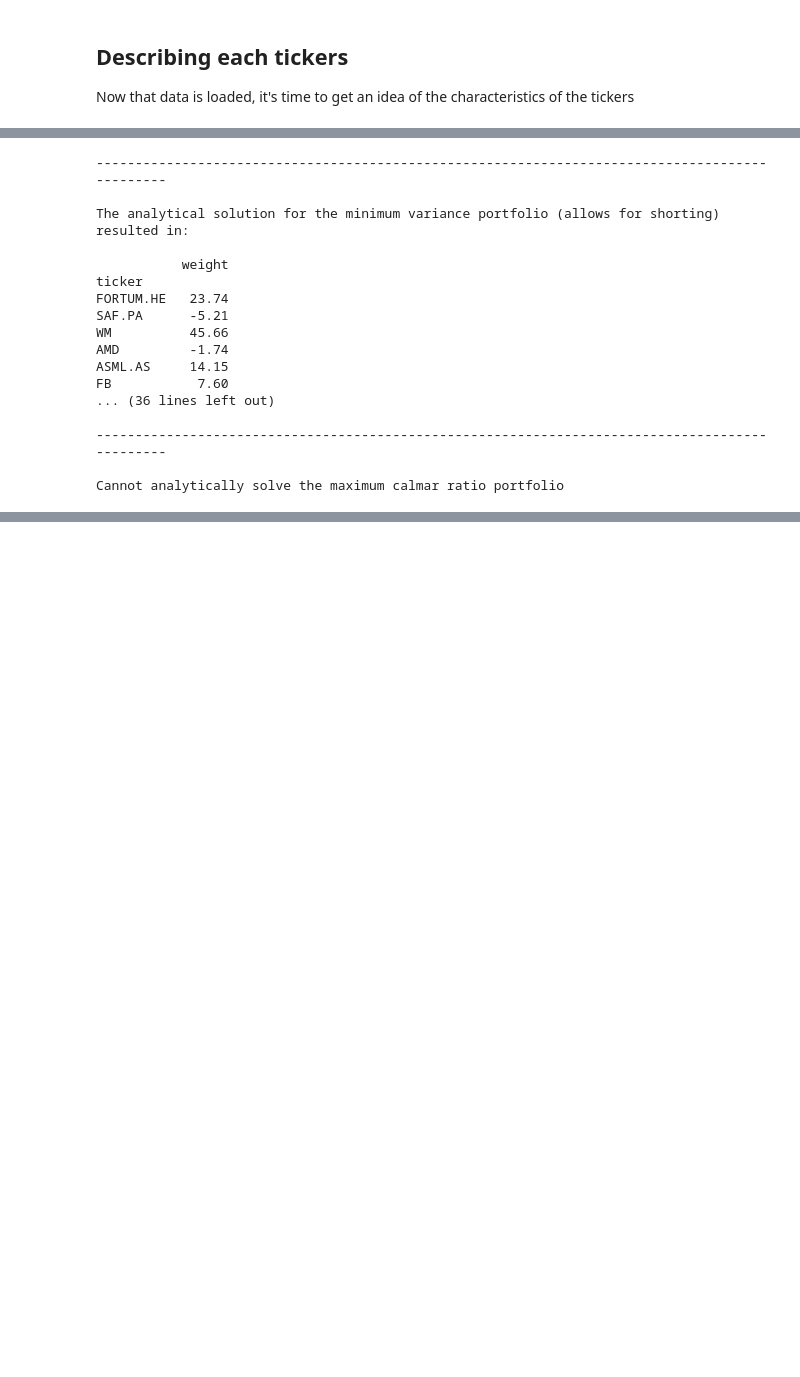
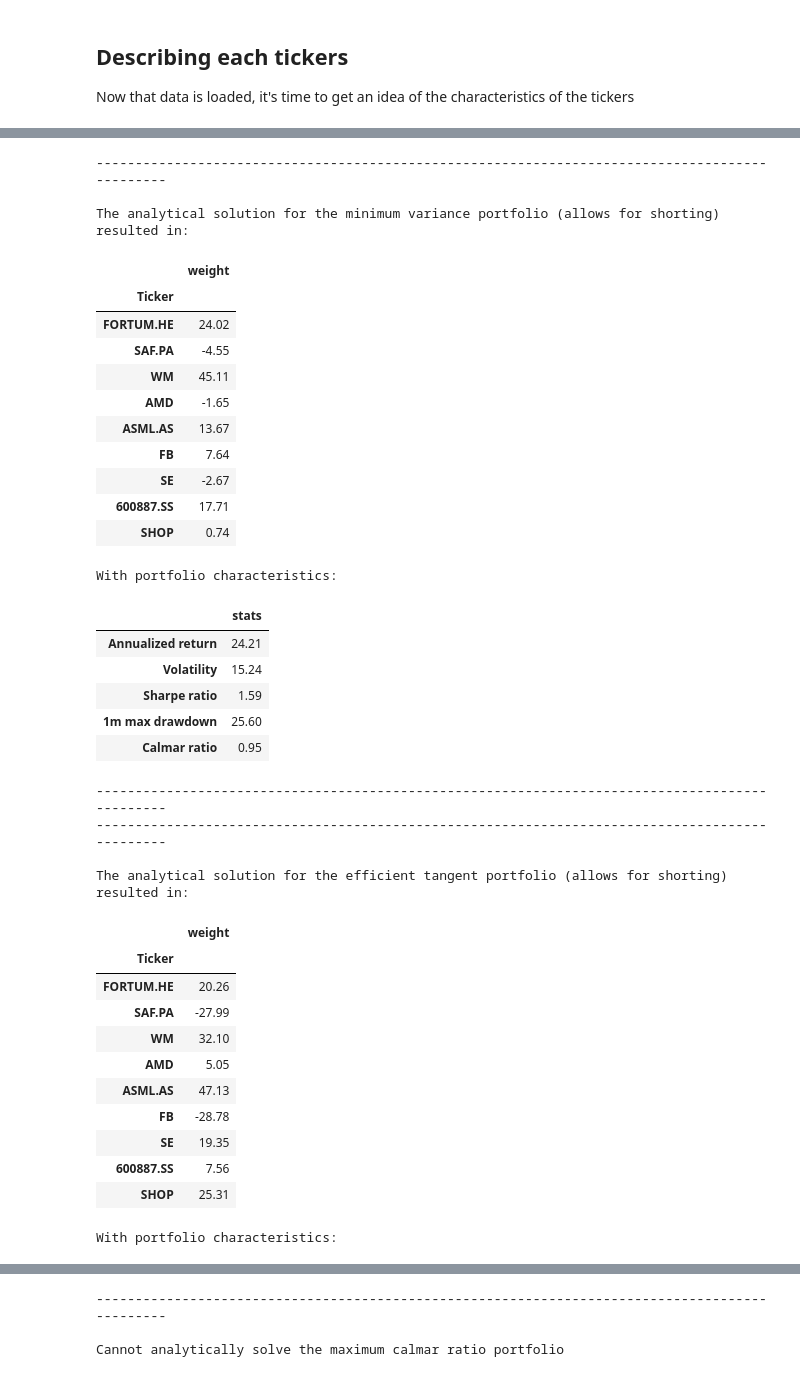
Before and after one commit to OlufKelk/PortfolioDesign, a Jupyter notebook: OptimalPF/Porfolio_notebook.ipynb, the cells around one changed output, grey strips where cells are left out. Drawn from its saved outputs; the diff is of its cells as text; code cells hidden in the pictures; blank space fills up the shorter version.

```diff
--- a/OptimalPF/Porfolio_notebook.ipynb
+++ b/OptimalPF/Porfolio_notebook.ipynb
@@ -107,20 +108,40 @@ ES  (average)                   --> 10.54
 # %%
-pftools.ana_optimal_portfolios(df)
+pftools.ana_optimal_portfolios(df,rdf,mu)
 # %% [output]
 -----------------------------------------------------------------------------------------------
 
 The analytical solution for the minimum variance portfolio (allows for shorting) resulted in:
-
-           weight
-ticker
-FORTUM.HE   23.74
-SAF.PA      -5.21
-WM          45.66
-AMD         -1.74
-ASML.AS     14.15
-FB           7.60
-... (36 lines left out)
-
------------------------------------------------------------------------------------------------
-
-Cannot analytically solve the maximum calmar ratio portfolio
+|  | weight |
+| Ticker |  |
+| FORTUM.HE | 24.02 |
+| SAF.PA | -4.55 |
+| WM | 45.11 |
+| AMD | -1.65 |
+| ASML.AS | 13.67 |
+| FB | 7.64 |
+| SE | -2.67 |
+| 600887.SS | 17.71 |
+| SHOP | 0.74 |
+With portfolio characteristics:
+|  | stats |
+| Annualized return | 24.21 |
+| Volatility | 15.24 |
+| Sharpe ratio | 1.59 |
+| 1m max drawdown | 25.60 |
+| Calmar ratio | 0.95 |
+-----------------------------------------------------------------------------------------------
+-----------------------------------------------------------------------------------------------
+
+The analytical solution for the efficient tangent portfolio (allows for shorting) resulted in:
+|  | weight |
+| Ticker |  |
+| FORTUM.HE | 20.26 |
+| SAF.PA | -27.99 |
+| WM | 32.10 |
+| AMD | 5.05 |
+| ASML.AS | 47.13 |
+| FB | -28.78 |
+| SE | 19.35 |
+| 600887.SS | 7.56 |
+| SHOP | 25.31 |
+With portfolio characteristics:
@@ -126,0 +154,3 @@ Cannot analytically solve the maximum calmar ratio portfolio
+-----------------------------------------------------------------------------------------------
+
+Cannot analytically solve the maximum calmar ratio portfolio
```
Also changed, not shown: parts of 10 cells of this notebook, 1 other file.
